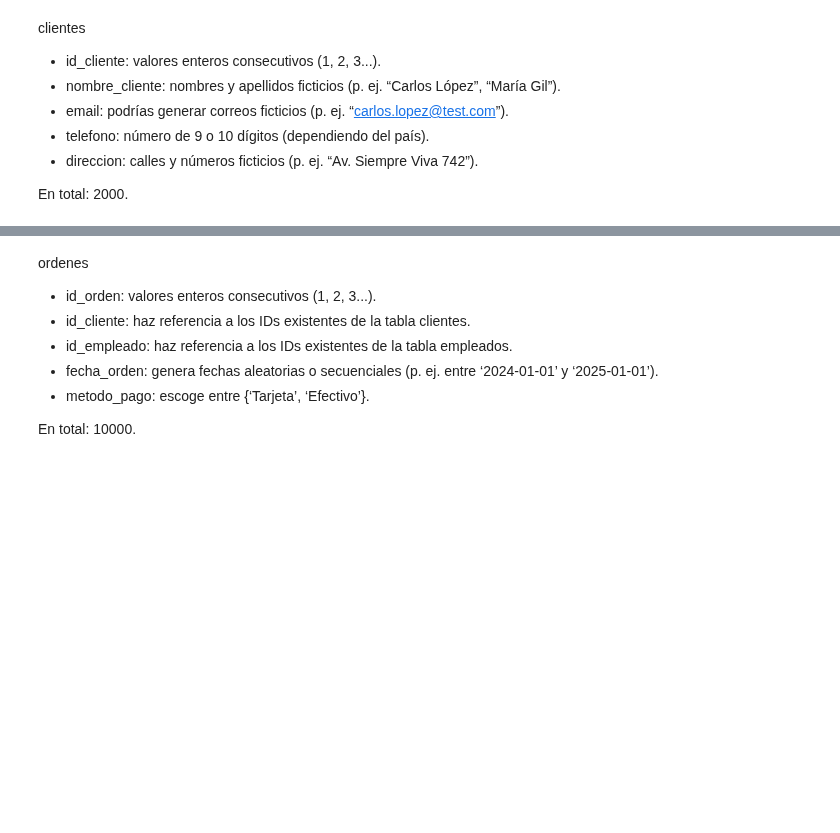
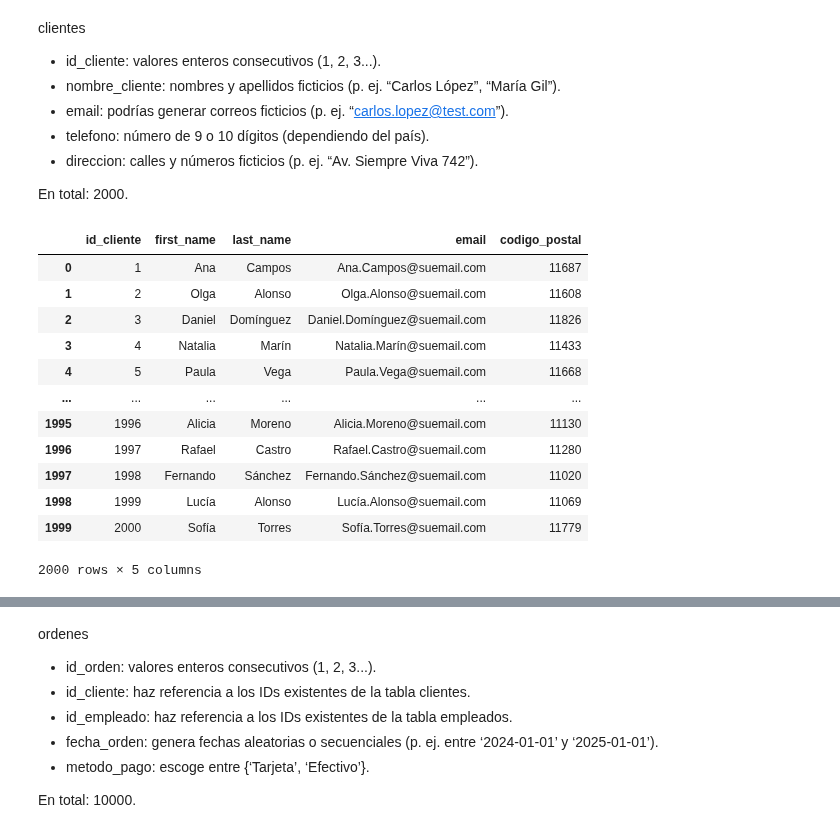
Before and after one commit to ceciorosco/Cecilia-Repositorio, a Jupyter notebook: Ejercicios_entregables_por_modulo/m4_SQL_Cecilia_Ines_Orosco_Cambeses.ipynb, the cells around one changed output, grey strips where cells are left out. Cells and saved outputs as stored; diff of their text form; code cells hidden in the pictures; blank space fills up the shorter version.

```diff
--- a/Ejercicios_entregables_por_modulo/m4_SQL_Cecilia_Ines_Orosco_Cambeses.ipynb
+++ b/Ejercicios_entregables_por_modulo/m4_SQL_Cecilia_Ines_Orosco_Cambeses.ipynb
@@ -231,9 +231,9 @@ productos
 En total 4 productos de cada categoría.
 # %%
 # generar columna id_producto
-nombres = ["Leche", "Yogur", "Queso", "Mantequilla", "Pollo", "Carne de res", "Cerdo", "Chuletas", "Manzana", "Banana", "Naranja", "Uva", "Zanahoria", "Tomate", "Lechuga", "Cebolla", "Agua", "Jugo de naranja", "Refresco", "Cerveza", "Papas fritas", "Chocolate", "Galletas", "Chicles", "Velas", "Platos desechables", "Bolsas de basura", "Pilas", "Detergente", "Jabón líquido", "Esponjas", "Desinfectante", "Champú", "Colonia", "Crema hidratante", "Desodorante", "Tierra para macetas", "Fertilizante", "Semillas", "Regadera"]
+produ = ["Leche", "Yogur", "Queso", "Mantequilla", "Pollo", "Carne de res", "Cerdo", "Chuletas", "Manzana", "Banana", "Naranja", "Uva", "Zanahoria", "Tomate", "Lechuga", "Cebolla", "Agua", "Jugo de naranja", "Refresco", "Cerveza", "Papas fritas", "Chocolate", "Galletas", "Chicles", "Velas", "Platos desechables", "Bolsas de basura", "Pilas", "Detergente", "Jabón líquido", "Esponjas", "Desinfectante", "Champú", "Colonia", "Crema hidratante", "Desodorante", "Tierra para macetas", "Fertilizante", "Semillas", "Regadera"]
 precios, lista_categorias, stock = list(), list(), list()
-cantidad = len(nombres)
+cantidad = len(produ)
 for _ in range(cantidad):
     precios.append(random.uniform(0.50, 10.50))
     stock.append(random.randint(0, 500))
@@ -241,7 +241,7 @@ for categ in df_categorias['id_categoria']:
     for i in range(4):
         lista_categorias.append(categ)
 lista_categorias
-df_productos = pd.DataFrame(zip(nombres, precios, stock, lista_categorias), columns=['nombre_producto', 'precio', 'stock', 'id_categoria'])
+df_productos = pd.DataFrame(zip(produ, precios, stock, lista_categorias), columns=['nombre_producto', 'precio', 'stock', 'id_categoria'])
 df_productos = df_productos.reset_index().rename({'index': 'id_producto'}, axis=1)
 df_productos['id_producto'] = df_productos['id_producto'] + 1
 df_productos
@@ -287,2 +260,32 @@ df_clientes
+# %%
+# generar columna id_cliente
+nombre_cliente, apellido_cliente, email, postal, cliente_completo = list(), list(), list(), list(), list()
+calles = ("Av. Libertad", "Calle Mayor", "Paseo de la Reforma", "Calle Real", "Av. de la Constitución", "Calle del Sol", "Calle de la Luna", "Calle los Pinos", "Calle de la Paz", "Calle Olivo", "Calle Cedro", "Calle Nogal", "Av. de las Flores", "Paseo del Prado", "Calle del Río", "Av. Central", "Calle Primavera", "Calle Otoño", "Calle Invierno", "Calle Verano", "Calle Granada", "Calle Sevilla", "Calle Córdoba", "Calle Málaga", "Calle Valencia", "Calle Zaragoza", "Calle Alicante", "Av. de los Ángeles", "Calle del Carmen", "Calle San Miguel", "Calle San Juan", "Calle del Pilar", "Calle Santa Teresa", "Calle San Francisco", "Calle de la Sierra", "Calle del Mar", "Av. del Norte", "Av. del Sur", "Calle del Este", "Calle del Oeste", "Calle Diamante", "Calle Esmeralda", "Calle Rubí", "Calle Zafiro", "Calle Ámbar", "Calle Turquesa", "Calle Topacio", "Calle Perla", "Calle Horizonte", "Calle Amanecer")
+for _ in range(2000):
+    nom = random.choice(nombres)
+    nombre_cliente.append(nom)
+    ape = random.choice(apellidos)
+    apellido_cliente.append(ape)
+    email.append((f'{nom}.{ape}@suemail.com'))
+    postal.append(random.randint(11000, 11900))
+
+df_clientes = pd.DataFrame(zip(nombre_cliente, apellido_cliente, email, postal), columns=['first_name', 'last_name', 'email', 'codigo_postal'])
+df_clientes = df_clientes.reset_index().rename({'index': 'id_cliente'}, axis=1)
+df_clientes['id_cliente'] = df_clientes['id_cliente'] + 1
+df_clientes
+# %% [output]
+|  | id_cliente | first_name | last_name | email | codigo_postal |
+| 0 | 1 | Ana | Campos | Ana.Campos@suemail.com | 11687 |
+| 1 | 2 | Olga | Alonso | Olga.Alonso@suemail.com | 11608 |
+| 2 | 3 | Daniel | Domínguez | Daniel.Domínguez@suemail.com | 11826 |
+| 3 | 4 | Natalia | Marín | Natalia.Marín@suemail.com | 11433 |
+| 4 | 5 | Paula | Vega | Paula.Vega@suemail.com | 11668 |
+| ... | ... | ... | ... | ... | ... |
+| 1995 | 1996 | Alicia | Moreno | Alicia.Moreno@suemail.com | 11130 |
+| 1996 | 1997 | Rafael | Castro | Rafael.Castro@suemail.com | 11280 |
+| 1997 | 1998 | Fernando | Sánchez | Fernando.Sánchez@suemail.com | 11020 |
+| 1998 | 1999 | Lucía | Alonso | Lucía.Alonso@suemail.com | 11069 |
+| 1999 | 2000 | Sofía | Torres | Sofía.Torres@suemail.com | 11779 |
+2000 rows × 5 columns
 # %%
 insertar_dataframe(df_clientes, 'clientes')
```
Also changed, not shown: parts of 7 cells of this notebook, 3 other files.
